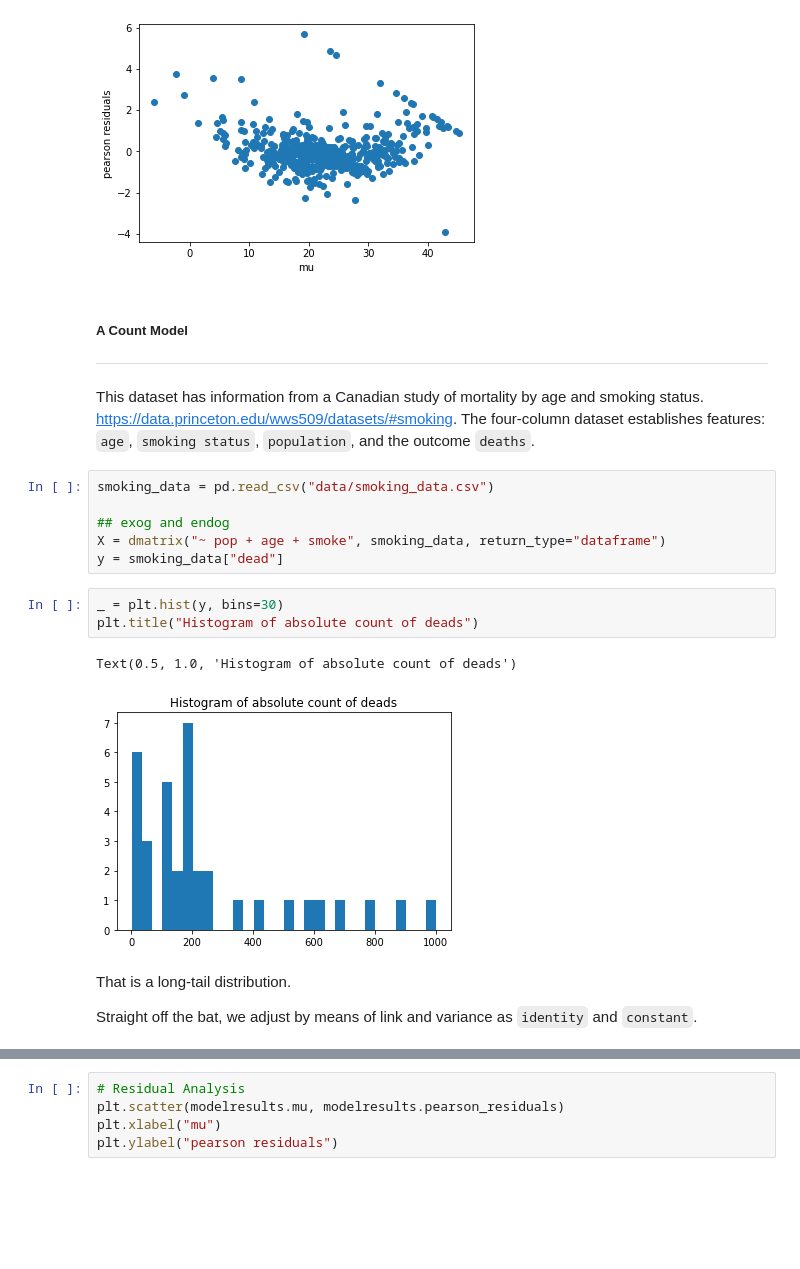
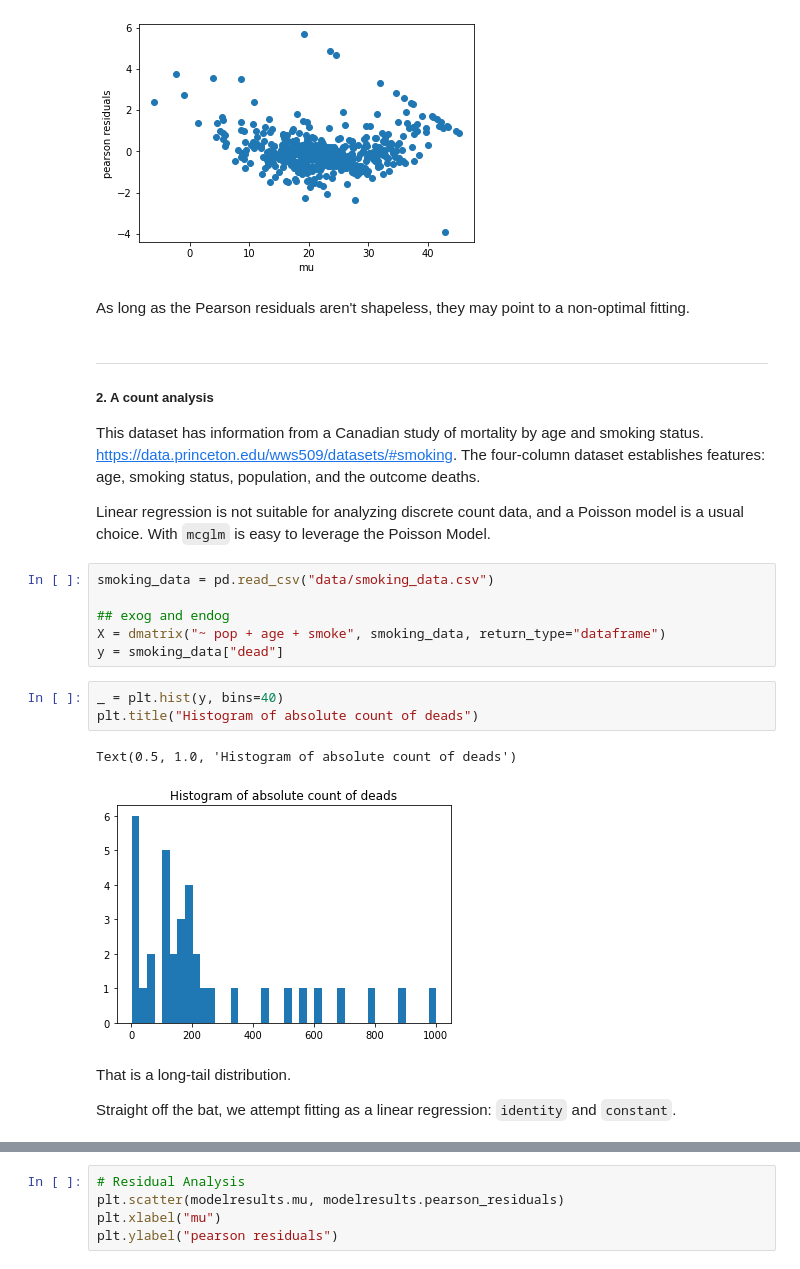
Before and after one commit to jeancmaia/mcglm, a Jupyter notebook: nbks/tutorial_mcglm.ipynb, the cells around one changed output, grey strips where cells are left out. Saved outputs shown, nothing was run; the diff lists cells and outputs as text; blank space fills up the shorter version.

Commit message:
Trimming edges of analysis

```diff
--- a/nbks/tutorial_mcglm.ipynb
+++ b/nbks/tutorial_mcglm.ipynb
@@ -258,11 +280,15 @@ plt.ylabel("pearson residuals")
 # %% [output]
 Text(0, 0.5, 'pearson residuals')
 [figure]
+# %% [markdown]
+As long as the Pearson residuals aren't shapeless, they may point to a non-optimal fitting.
 # %% [markdown]
-##### A Count Model
+--------------
+##### 2. A count analysis
 
--------------
-This dataset has information from a Canadian study of mortality by age and smoking status.  https://data.princeton.edu/wws509/datasets/#smoking. The four-column dataset establishes features: `age`, `smoking status`, `population`, and the outcome `deaths`.
+This dataset has information from a Canadian study of mortality by age and smoking status. https://data.princeton.edu/wws509/datasets/#smoking. The four-column dataset establishes features: age, smoking status, population, and the outcome deaths.
+
+Linear regression is not suitable for analyzing discrete count data, and a Poisson model is a usual choice. With `mcglm` is easy to leverage the Poisson Model.
 # %%
 smoking_data = pd.read_csv("data/smoking_data.csv")
 
@@ -270,15 +296,15 @@ smoking_data = pd.read_csv("data/smoking_data.csv")
 X = dmatrix("~ pop + age + smoke", smoking_data, return_type="dataframe")
 y = smoking_data["dead"]
 # %%
-_ = plt.hist(y, bins=30)
+_ = plt.hist(y, bins=40)
 plt.title("Histogram of absolute count of deads")
 # %% [output]
 Text(0.5, 1.0, 'Histogram of absolute count of deads')
-[figure, old version]
+[figure, new version]
 # %% [markdown]
 That is a long-tail distribution.
 
-Straight off the bat, we adjust by means of link and variance as `identity` and `constant`.
+Straight off the bat, we attempt fitting as a linear regression: `identity` and `constant`.
 # %%
 modelresults = MCGLM(
     y,
```
Also changed, not shown: parts of 63 cells of this notebook, 1 other file.
